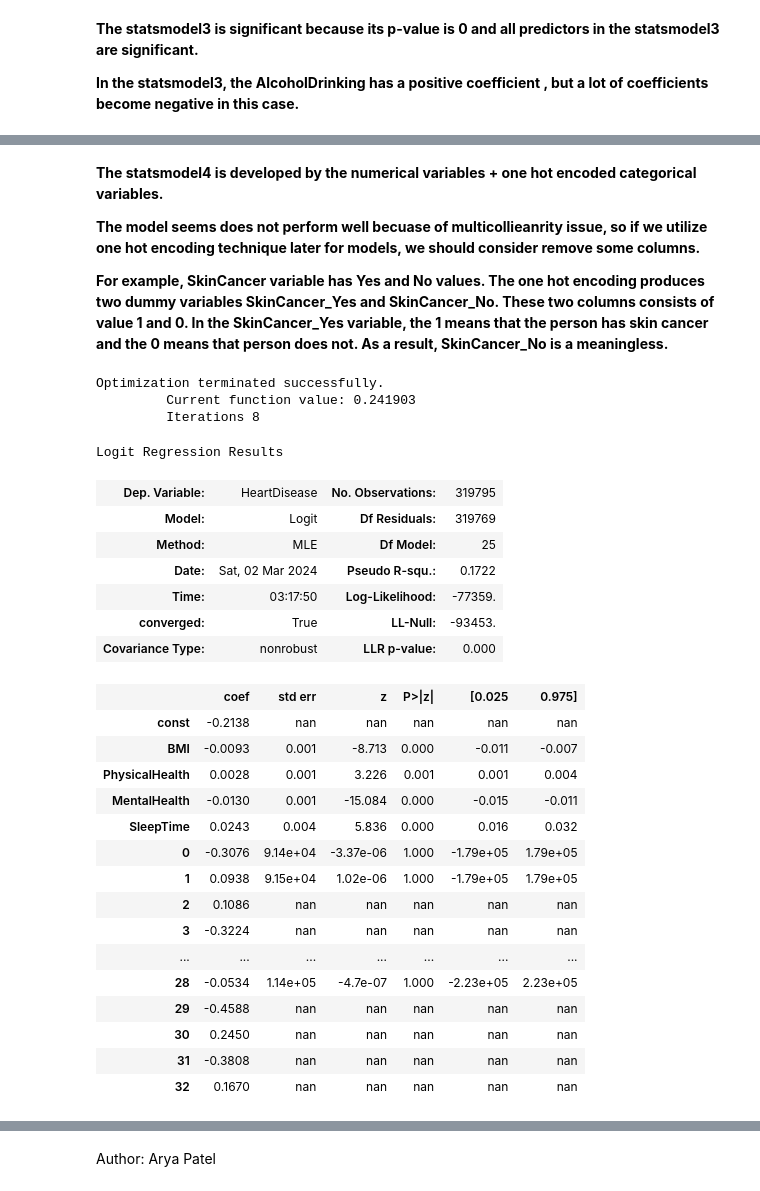
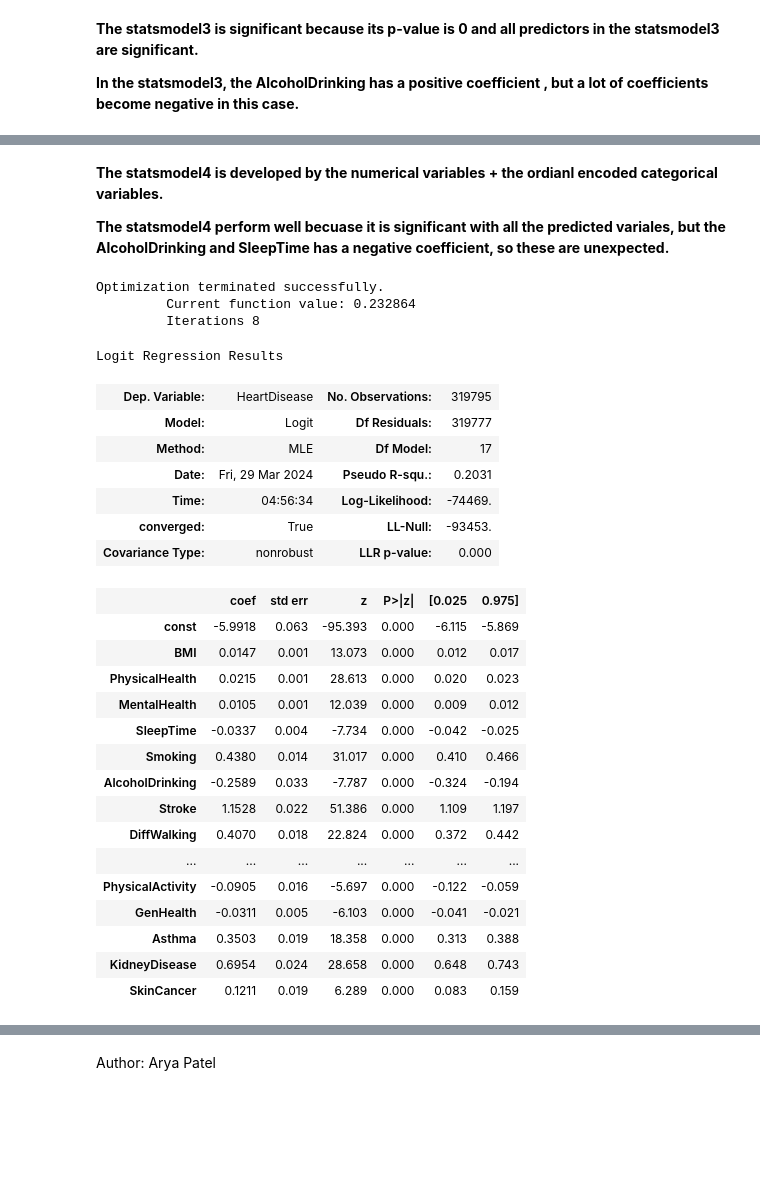
Before and after one commit to JunJul/NSDC-Project-Heart-Disease-Classification, a Jupyter notebook: Indicator_of_Heart_Disease.ipynb, the cells around one changed output, grey strips where cells are left out. Cells and saved outputs as stored; diff of their text form; code cells hidden in the pictures; blank space fills up the shorter version.

```diff
--- a/Indicator_of_Heart_Disease.ipynb
+++ b/Indicator_of_Heart_Disease.ipynb
@@ -581,42 +568,40 @@ confusionMatrixPlot(cm3)
-# %% [markdown]
-**The statsmodel4 is developed by the numerical variables + one hot encoded categorical variables.**
-
-**The model seems does not perform well becuase of multicollieanrity issue, so if we utilize one hot encoding technique later for models, we should consider remove some columns.**
-
-**For example, SkinCancer variable has Yes and No values. The one hot encoding produces two dummy variables SkinCancer_Yes and SkinCancer_No. These two columns consists of value 1 and 0. In the SkinCancer_Yes variable, the 1 means that the person has skin cancer and the 0 means that person does not. As a result, SkinCancer_No is a meaningless.**
+# %% [markdown]
+**The statsmodel4 is developed by the numerical variables + the ordianl encoded categorical variables.**
+
+**The statsmodel4 perform well becuase it is significant with all the predicted variales, but the AlcoholDrinking and SleepTime has a negative coefficient, so these are unexpected.**
 # %%
 statsLogitModel4 = statsLogModel(pd.concat([numerical_data,
-                                            onehotencoded_categories], axis = 1),
+                                            ordianlEncoded_categories], axis = 1),
                                  response_feature)
 statsLogitModel4.summary()
 # %% [output]
 Optimization terminated successfully.
-         Current function value: 0.241903
+         Current function value: 0.232864
          Iterations 8
 Logit Regression Results
 | Dep. Variable: | HeartDisease | No. Observations: | 319795 |
-| Model: | Logit | Df Residuals: | 319769 |
-| Method: | MLE | Df Model: | 25 |
-| Date: | Sat, 02 Mar 2024 | Pseudo R-squ.: | 0.1722 |
-| Time: | 03:17:50 | Log-Likelihood: | -77359. |
+| Model: | Logit | Df Residuals: | 319777 |
+| Method: | MLE | Df Model: | 17 |
+| Date: | Fri, 29 Mar 2024 | Pseudo R-squ.: | 0.2031 |
+| Time: | 04:56:34 | Log-Likelihood: | -74469. |
 | converged: | True | LL-Null: | -93453. |
 | Covariance Type: | nonrobust | LLR p-value: | 0.000 |
 |  | coef | std err | z | P>|z| | [0.025 | 0.975] |
-| const | -0.2138 | nan | nan | nan | nan | nan |
-| BMI | -0.0093 | 0.001 | -8.713 | 0.000 | -0.011 | -0.007 |
-| PhysicalHealth | 0.0028 | 0.001 | 3.226 | 0.001 | 0.001 | 0.004 |
-| MentalHealth | -0.0130 | 0.001 | -15.084 | 0.000 | -0.015 | -0.011 |
-| SleepTime | 0.0243 | 0.004 | 5.836 | 0.000 | 0.016 | 0.032 |
-| 0 | -0.3076 | 9.14e+04 | -3.37e-06 | 1.000 | -1.79e+05 | 1.79e+05 |
-| 1 | 0.0938 | 9.15e+04 | 1.02e-06 | 1.000 | -1.79e+05 | 1.79e+05 |
-| 2 | 0.1086 | nan | nan | nan | nan | nan |
-| 3 | -0.3224 | nan | nan | nan | nan | nan |
+| const | -5.9918 | 0.063 | -95.393 | 0.000 | -6.115 | -5.869 |
+| BMI | 0.0147 | 0.001 | 13.073 | 0.000 | 0.012 | 0.017 |
+| PhysicalHealth | 0.0215 | 0.001 | 28.613 | 0.000 | 0.020 | 0.023 |
+| MentalHealth | 0.0105 | 0.001 | 12.039 | 0.000 | 0.009 | 0.012 |
+| SleepTime | -0.0337 | 0.004 | -7.734 | 0.000 | -0.042 | -0.025 |
+| Smoking | 0.4380 | 0.014 | 31.017 | 0.000 | 0.410 | 0.466 |
+| AlcoholDrinking | -0.2589 | 0.033 | -7.787 | 0.000 | -0.324 | -0.194 |
+| Stroke | 1.1528 | 0.022 | 51.386 | 0.000 | 1.109 | 1.197 |
+| DiffWalking | 0.4070 | 0.018 | 22.824 | 0.000 | 0.372 | 0.442 |
 | ... | ... | ... | ... | ... | ... | ... |
-| 28 | -0.0534 | 1.14e+05 | -4.7e-07 | 1.000 | -2.23e+05 | 2.23e+05 |
-| 29 | -0.4588 | nan | nan | nan | nan | nan |
-| 30 | 0.2450 | nan | nan | nan | nan | nan |
-| 31 | -0.3808 | nan | nan | nan | nan | nan |
-| 32 | 0.1670 | nan | nan | nan | nan | nan |
+| PhysicalActivity | -0.0905 | 0.016 | -5.697 | 0.000 | -0.122 | -0.059 |
+| GenHealth | -0.0311 | 0.005 | -6.103 | 0.000 | -0.041 | -0.021 |
+| Asthma | 0.3503 | 0.019 | 18.358 | 0.000 | 0.313 | 0.388 |
+| KidneyDisease | 0.6954 | 0.024 | 28.658 | 0.000 | 0.648 | 0.743 |
+| SkinCancer | 0.1211 | 0.019 | 6.289 | 0.000 | 0.083 | 0.159 |
 # %%
 proba = 1 / (1 + np.exp(- statsLogitModel4.fittedvalues))
 plt.hist(proba)
```
Also changed, not shown: parts of 31 cells of this notebook.
